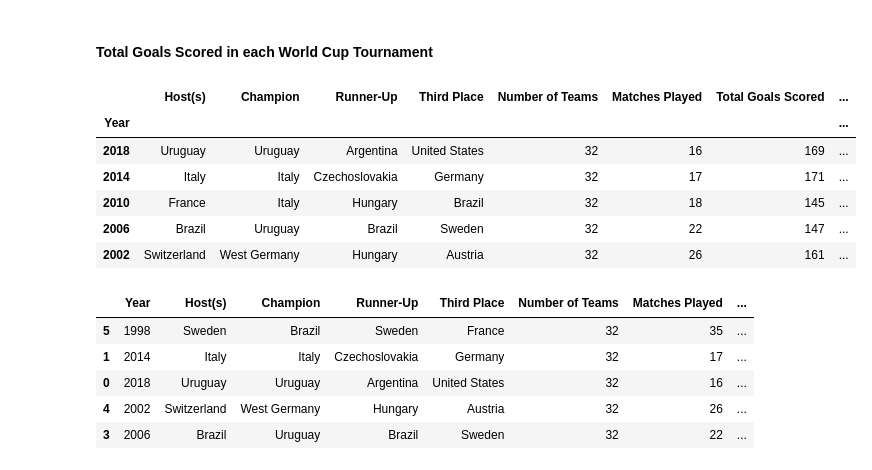
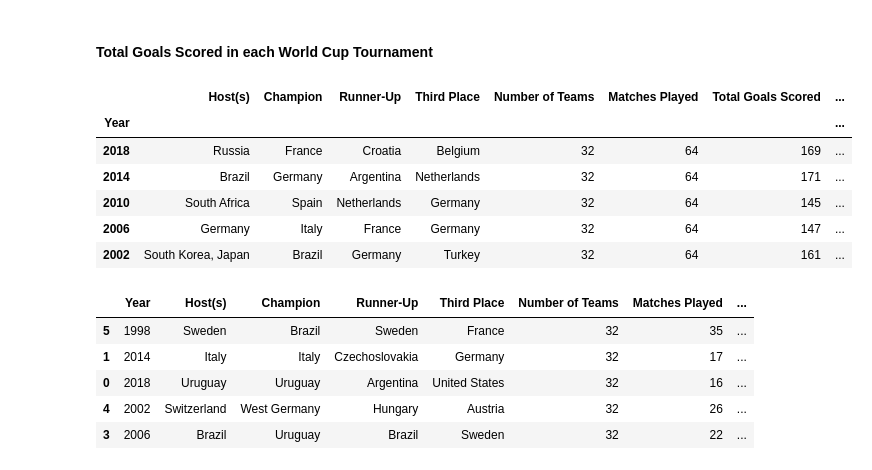
Before and after one commit to Binyoh1/FIFA-World-Cup-DataViz, a Jupyter notebook: notebook.ipynb, the cells around one changed output. Saved outputs shown, nothing was run; the diff lists cells and outputs as text; code cells hidden in the pictures.

```diff
--- a/notebook.ipynb
+++ b/notebook.ipynb
@@ -310,25 +310,25 @@ Of the 21 editions of the competition, the host nation has won it only **6** tim
 # %%
 # Creating new summary dataframe (df_summary)Teams'])
 df_summary = pd.DataFrame(year_list, columns=['Year'])
-df_summary['Host(s)'] = df_ogs['HOST']
-df_summary['Champion'] = df_ogs['CHAMPION']
-df_summary['Runner-Up'] = df_ogs['RUNNER UP']
-df_summary['Third Place'] = df_ogs['THIRD PLACE']
+df_summary['Host(s)'] = list(reversed(df_ogs['HOST'].to_list()))
+df_summary['Champion'] = list(reversed(df_ogs['CHAMPION'].to_list()))
+df_summary['Runner-Up'] = list(reversed(df_ogs['RUNNER UP'].to_list()))
+df_summary['Third Place'] = list(reversed(df_ogs['THIRD PLACE'].to_list()))
 df_summary['Number of Teams'] = teams_list
-df_summary['Matches Played'] = df_ogs['MATCHES PLAYED']
+df_summary['Matches Played'] = list(reversed(df_ogs['MATCHES PLAYED'].to_list()))
 df_summary['Total Goals Scored'] = goals_list
 df_summary['Avg Goals per Game'] = round(
     (df_summary['Total Goals Scored'] / df_summary['Matches Played']), 2
 )
 df_summary.set_index('Year').head()
 # %% [output]
 |  | Host(s) | Champion | Runner-Up | Third Place | Number of Teams | Matches Played | Total Goals Scored | ... |
 | Year |  |  |  |  |  |  |  | ... |
-| 2018 | Uruguay | Uruguay | Argentina | United States | 32 | 16 | 169 | ... |
-| 2014 | Italy | Italy | Czechoslovakia | Germany | 32 | 17 | 171 | ... |
-| 2010 | France | Italy | Hungary | Brazil | 32 | 18 | 145 | ... |
-| 2006 | Brazil | Uruguay | Brazil | Sweden | 32 | 22 | 147 | ... |
-| 2002 | Switzerland | West Germany | Hungary | Austria | 32 | 26 | 161 | ... |
+| 2018 | Russia | France | Croatia | Belgium | 32 | 64 | 169 | ... |
+| 2014 | Brazil | Germany | Argentina | Netherlands | 32 | 64 | 171 | ... |
+| 2010 | South Africa | Spain | Netherlands | Germany | 32 | 64 | 145 | ... |
+| 2006 | Germany | Italy | France | Germany | 32 | 64 | 147 | ... |
+| 2002 | South Korea, Japan | Brazil | Germany | Turkey | 32 | 64 | 161 | ... |
 # %%
 # Sorting by number of goals scored
 df_summary = df_summary.sort_values('Total Goals Scored', ascending=False)
```
Also changed, not shown: parts of 1 cell of this notebook, 2 other files.
